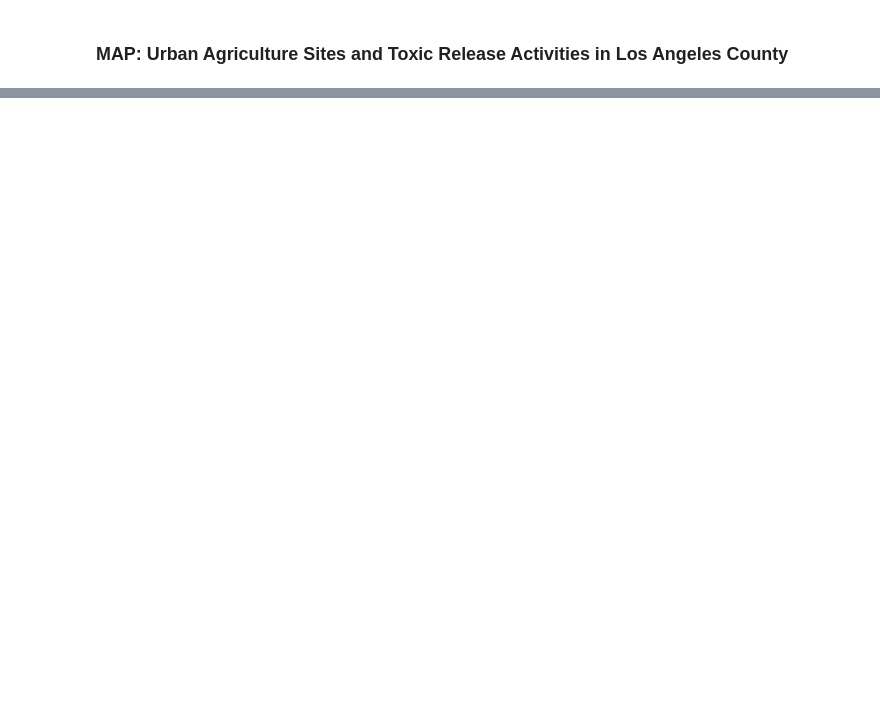
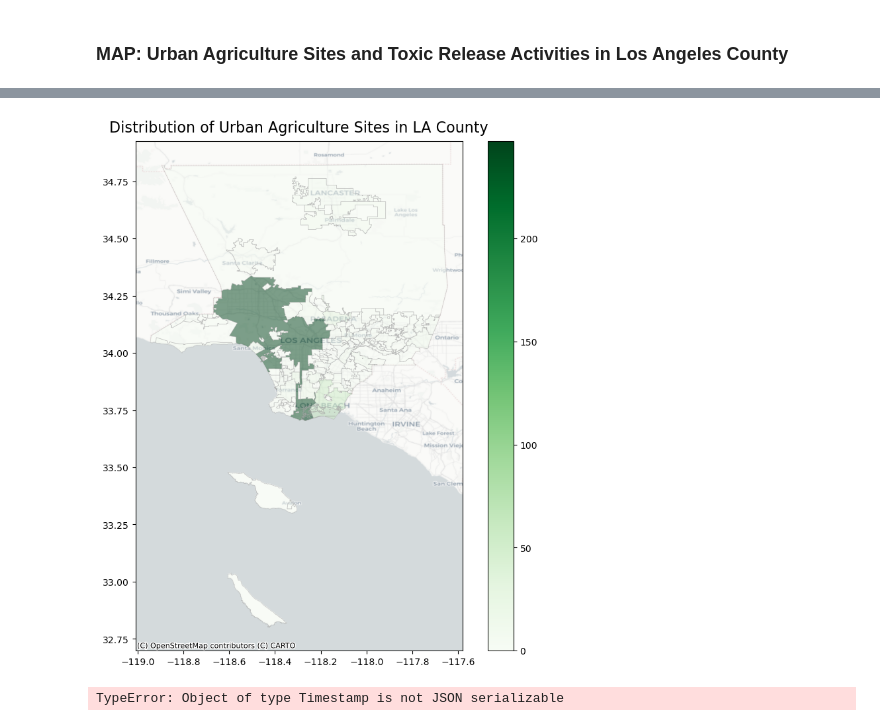
Before and after one commit to ngmelo/Food-Systems-Policy-Research, a Jupyter notebook: Food Systems and General Plans/LAC Map .ipynb, the cells around one changed output, grey strips where cells are left out. Cells and saved outputs as stored; diff of their text form; code cells hidden in the pictures; blank space fills up the shorter version.

```diff
--- a/Food Systems and General Plans/LAC Map .ipynb
+++ b/Food Systems and General Plans/LAC Map .ipynb
@@ -174,0 +383,58 @@ ctx.add_basemap(ax, crs='EPSG:4326', source=ctx.providers.CartoDB.Positron)
+# %%
+# Urban ag choropleth map
+fig, ax = plt.subplots(figsize=(10,10))
+
+# urban ag layer
+LACfinal.plot(ax=ax,
+                column= 'UA Sites',
+                edgecolor = 'darkgrey',
+                linewidth =.5,
+                cmap='Greens',
+                alpha=.5,
+                legend=True)
+
+# customs
+#ax.axis('off')
+ax.set_title("Distribution of Urban Agriculture Sites in LA County",fontsize=16, pad=10)
+
+# focusing on LA County sans Avalon
+#ax.set_ylim(33.5,35)
+
+# basemap
+ctx.add_basemap(ax, crs='EPSG:4326', source=ctx.providers.CartoDB.Positron)
+# %% [output]
+[figure, added]
+# %%
+# folium map: toggle layers
+
+# base object: frame focus on LA County
+LAC = folium.Map(location = [34, -118.3], zoom_start = 8, tiles= 'CartoDB positron', attribution = 'CartoDB')
+
+# adding layer control
+folium.LayerControl().add_to(LAC)
+
+# adding toxic release layer
+folium.Choropleth(
+    geo_data=LACfinal,
+    data=LACfinal,
+    key_on='features.properties.CITY_LABEL',
+    columns=['CITY_LABEL', 'Facilities'],
+    fill_color='Oranges',
+    line_weight=0.1,
+    fill_opacity=0.5,
+    line_opacity=0.4,
+    legend_name= "Density of Toxic Release Facilities").add_to(LAC)
+
+# adding urban ag layer
+folium.Choropleth(
+    geo_data=LACfinal,
+    data=LACfinal,
+    key_on='features.properties.CITY_LABEL',
+    columns=['CITY_LABEL', 'UA Sites'],
+    fill_color='Greens',
+    line_weight=0.1,
+    fill_opacity=0.5,
+    line_opacity=0.4,
+    legend_name= "Density of Urban Agriculture Sites").add_to(LAC)
+# %% [output]
+TypeError: Object of type Timestamp is not JSON serializable
```
Also changed, not shown: parts of 23 cells of this notebook, 2 other files.
